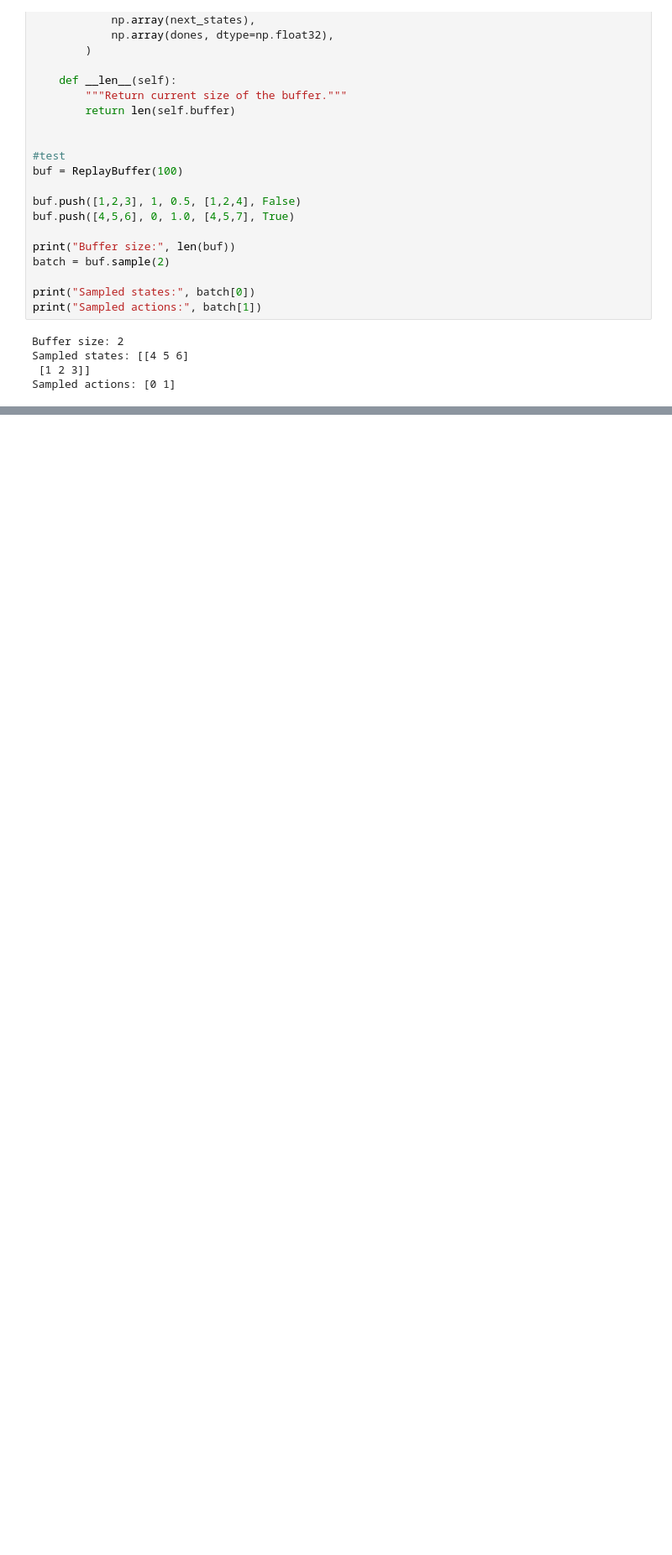
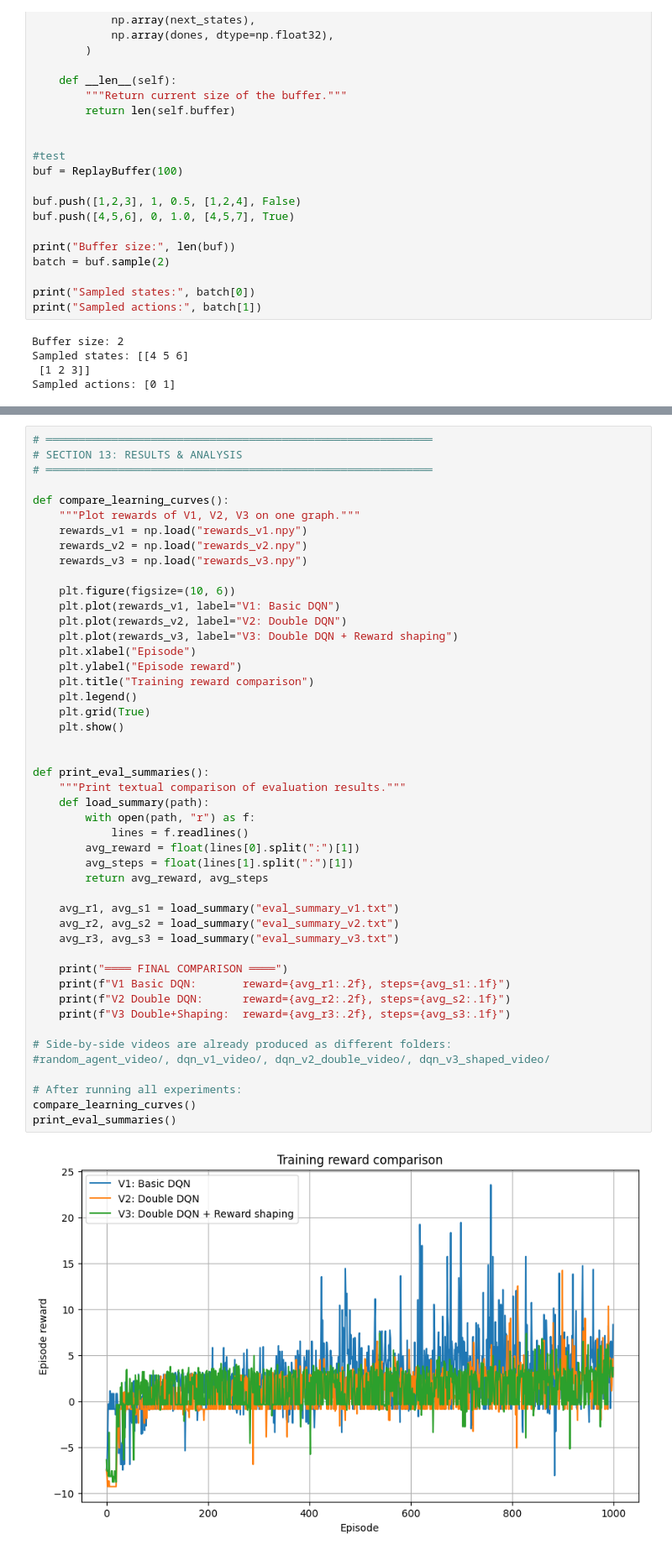
Before and after one commit to martinszuc/flappy-bird-rl, a Jupyter notebook: MPDA_FlappyBird_RL.ipynb, the cells around one changed output, grey strips where cells are left out. Shown at 84% size. Cells and saved outputs as stored; diff of their text form; blank space fills up the shorter version.

```diff
--- a/MPDA_FlappyBird_RL.ipynb
+++ b/MPDA_FlappyBird_RL.ipynb
@@ -1285,0 +1152,49 @@ V3 Double+Shaping:  reward=-0.83, steps=53.0
+# %%
+# ═══════════════════════════════════════════════════════════
+# SECTION 13: RESULTS & ANALYSIS
+# ═══════════════════════════════════════════════════════════
+
+def compare_learning_curves():
+    """Plot rewards of V1, V2, V3 on one graph."""
+    rewards_v1 = np.load("rewards_v1.npy")
+    rewards_v2 = np.load("rewards_v2.npy")
+    rewards_v3 = np.load("rewards_v3.npy")
+
+    plt.figure(figsize=(10, 6))
+    plt.plot(rewards_v1, label="V1: Basic DQN")
+    plt.plot(rewards_v2, label="V2: Double DQN")
+    plt.plot(rewards_v3, label="V3: Double DQN + Reward shaping")
+    plt.xlabel("Episode")
+    plt.ylabel("Episode reward")
+    plt.title("Training reward comparison")
+    plt.legend()
+    plt.grid(True)
+    plt.show()
+
+
+def print_eval_summaries():
+    """Print textual comparison of evaluation results."""
+    def load_summary(path):
+        with open(path, "r") as f:
+            lines = f.readlines()
+        avg_reward = float(lines[0].split(":")[1])
+        avg_steps = float(lines[1].split(":")[1])
+        return avg_reward, avg_steps
+
+    avg_r1, avg_s1 = load_summary("eval_summary_v1.txt")
+    avg_r2, avg_s2 = load_summary("eval_summary_v2.txt")
+    avg_r3, avg_s3 = load_summary("eval_summary_v3.txt")
+
+    print("════ FINAL COMPARISON ════")
+    print(f"V1 Basic DQN:       reward={avg_r1:.2f}, steps={avg_s1:.1f}")
+    print(f"V2 Double DQN:      reward={avg_r2:.2f}, steps={avg_s2:.1f}")
+    print(f"V3 Double+Shaping:  reward={avg_r3:.2f}, steps={avg_s3:.1f}")
+
+# Side-by-side videos are already produced as different folders:
+#random_agent_video/, dqn_v1_video/, dqn_v2_double_video/, dqn_v3_shaped_video/
+
+# After running all experiments:
+compare_learning_curves()
+print_eval_summaries()
+# %% [output]
+[figure, added]
```
Also changed, not shown: parts of 16 cells of this notebook.
